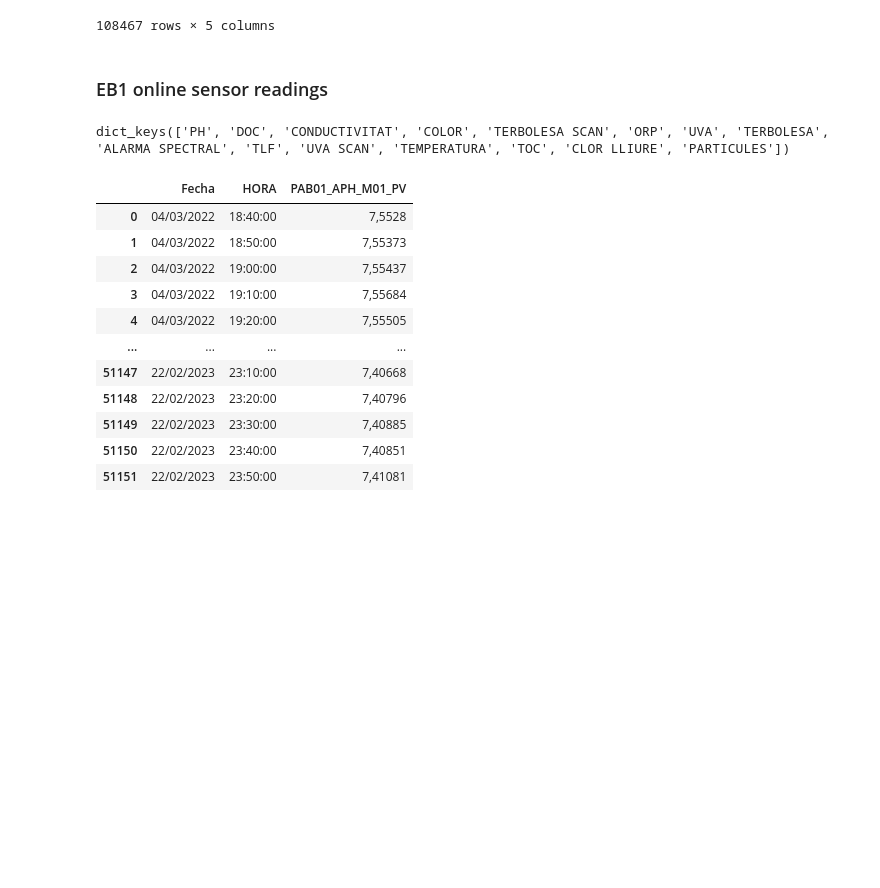
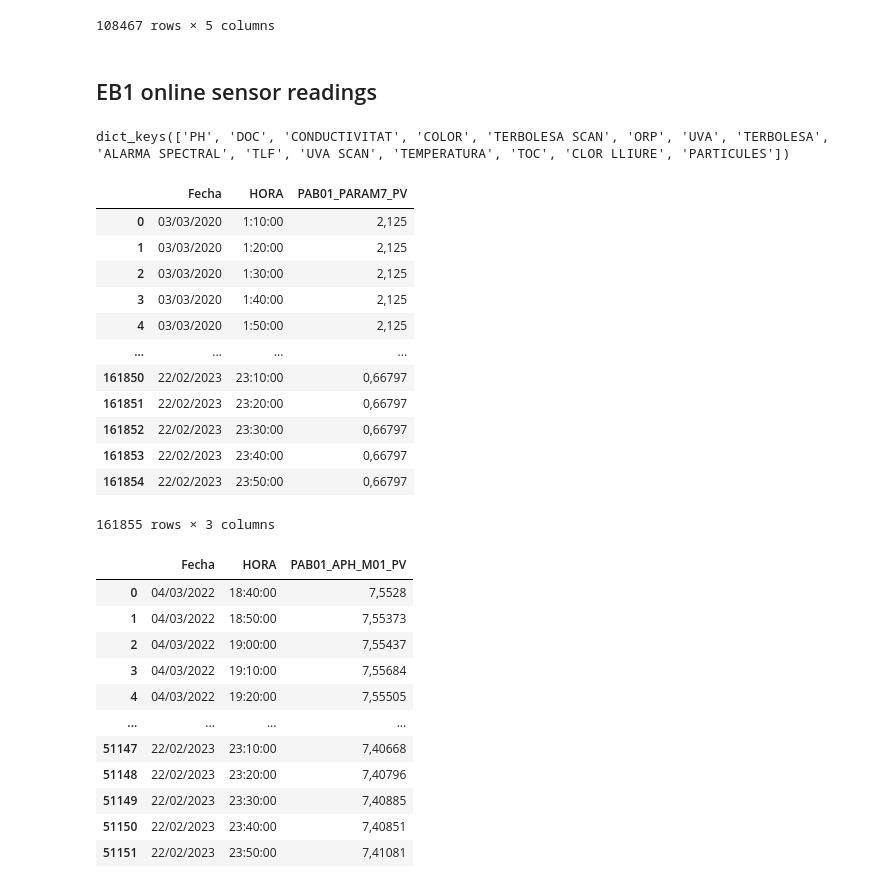
Before and after one commit to MassimilianoArca/SafeCREW, a Jupyter notebook: safecrew/tarragona/safecrew_tarragona.ipynb, the cells around one changed output. Saved outputs shown, nothing was run; the diff lists cells and outputs as text; code cells hidden in the pictures; blank space fills up the shorter version.

```diff
--- a/safecrew/tarragona/safecrew_tarragona.ipynb
+++ b/safecrew/tarragona/safecrew_tarragona.ipynb
@@ -100,9 +154,9 @@ def load_data_from_folder(folder_path):
 # %%
-eb0_sensor_df_dict = load_data_from_folder(eb0_sensor_path)
+raw_eb0_sensor_df_dict = load_data_from_folder(eb0_sensor_path)
 # %%
 new_dict = {}
-for key in deepcopy(eb0_sensor_df_dict).keys():
+for key in deepcopy(raw_eb0_sensor_df_dict).keys():
     new_key = key.split("_")[1].upper()
-    new_dict[new_key] = deepcopy(eb0_sensor_df_dict).pop(key)
-eb0_sensor_df_dict = new_dict
+    new_dict[new_key] = deepcopy(raw_eb0_sensor_df_dict).pop(key)
+raw_eb0_sensor_df_dict = new_dict
 # %%
@@ -128,11 +188,11 @@ eb0_sensor_df_dict["PH"]
 # %% [markdown]
-### EB1 online sensor readings
+## EB1 online sensor readings
 # %%
-eb1_sensor_df_dict = load_data_from_folder(eb1_sensor_path)
+raw_eb1_sensor_df_dict = load_data_from_folder(eb1_sensor_path)
 # %%
 new_dict = {}
-for key in deepcopy(eb1_sensor_df_dict).keys():
+for key in deepcopy(raw_eb1_sensor_df_dict).keys():
     new_key = " ".join(key.split(" ")[:-1]).upper()
-    new_dict[new_key] = deepcopy(eb1_sensor_df_dict).pop(key)
-eb1_sensor_df_dict = new_dict
+    new_dict[new_key] = deepcopy(raw_eb1_sensor_df_dict).pop(key)
+raw_eb1_sensor_df_dict = new_dict
 # %%
@@ -140,2 +200,18 @@ eb1_sensor_df_dict.keys()
 # %% [output]
 dict_keys(['PH', 'DOC', 'CONDUCTIVITAT', 'COLOR', 'TERBOLESA SCAN', 'ORP', 'UVA', 'TERBOLESA', 'ALARMA SPECTRAL', 'TLF', 'UVA SCAN', 'TEMPERATURA', 'TOC', 'CLOR LLIURE', 'PARTICULES'])
+# %%
+raw_eb1_sensor_df_dict["PH"]
+# %% [output]
+|  | Fecha | HORA | PAB01_PARAM7_PV |
+| 0 | 03/03/2020 | 1:10:00 | 2,125 |
+| 1 | 03/03/2020 | 1:20:00 | 2,125 |
+| 2 | 03/03/2020 | 1:30:00 | 2,125 |
+| 3 | 03/03/2020 | 1:40:00 | 2,125 |
+| 4 | 03/03/2020 | 1:50:00 | 2,125 |
+| ... | ... | ... | ... |
+| 161850 | 22/02/2023 | 23:10:00 | 0,66797 |
+| 161851 | 22/02/2023 | 23:20:00 | 0,66797 |
+| 161852 | 22/02/2023 | 23:30:00 | 0,66797 |
+| 161853 | 22/02/2023 | 23:40:00 | 0,66797 |
+| 161854 | 22/02/2023 | 23:50:00 | 0,66797 |
+161855 rows × 3 columns
```
Also changed, not shown: parts of 22 cells of this notebook, 5 other files.
